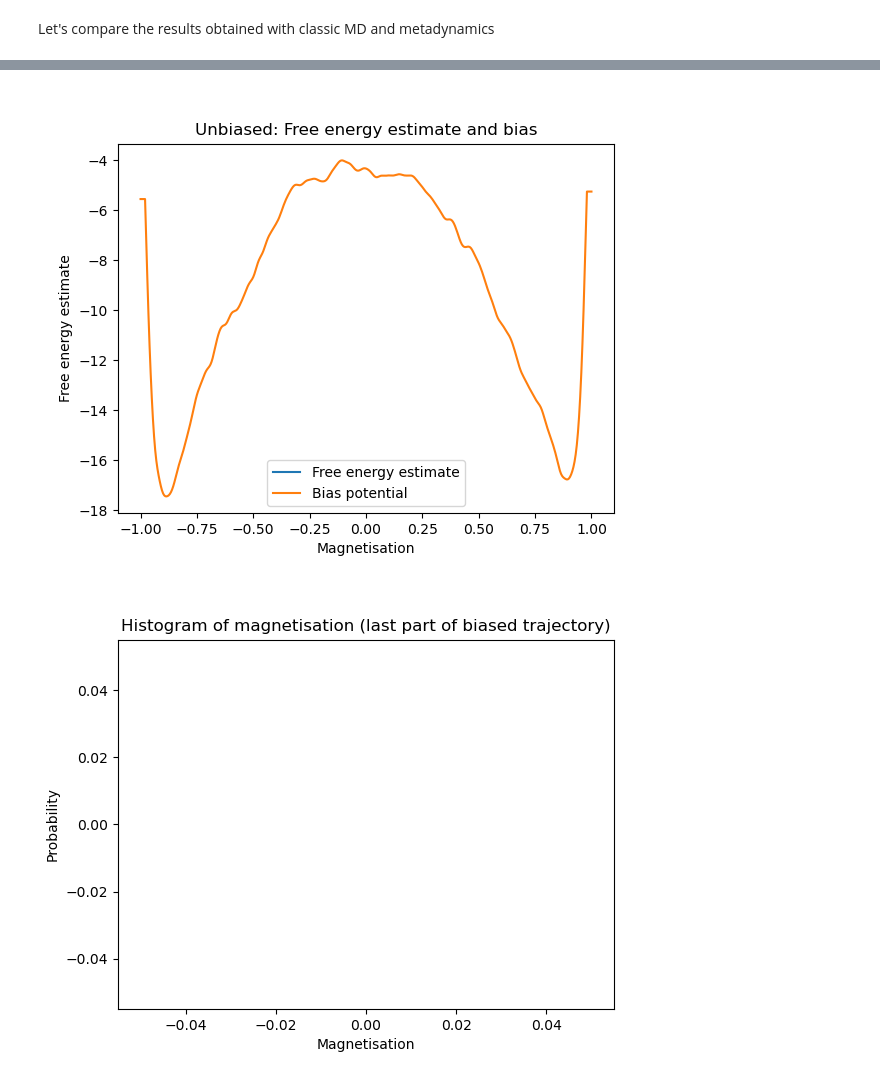
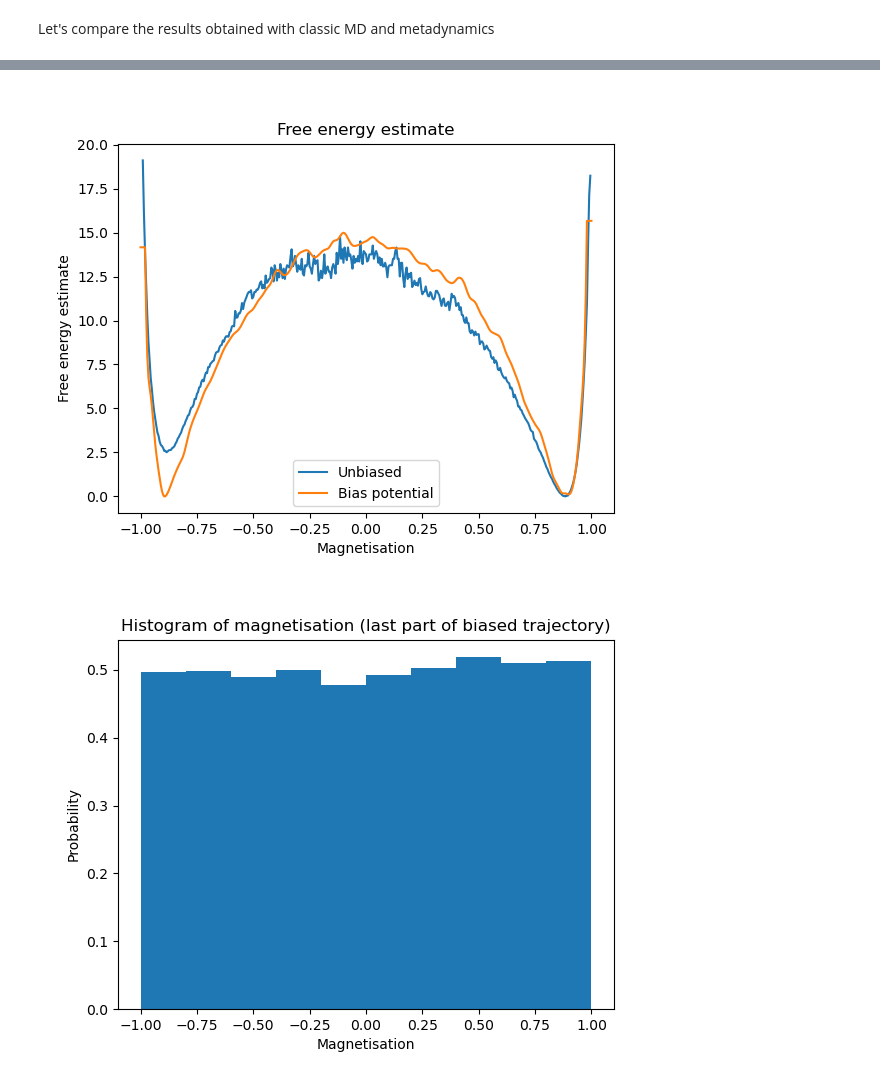
Before and after one commit to giusSacco/StatMech, a Jupyter notebook: Enhanched_sampling/Metadynamics.ipynb, the cells around one changed output, grey strips where cells are left out. Cells and saved outputs as stored; diff of their text form; code cells hidden in the pictures.

```diff
--- a/Enhanched_sampling/Metadynamics.ipynb
+++ b/Enhanched_sampling/Metadynamics.ipynb
@@ -239,13 +239,21 @@ bias = np.loadtxt('bias.txt')
 # %%
+# Plot the free energy from the unbiased simulation
+plt.close()
 plt.figure()
-plt.title('Unbiased: Free energy estimate and bias')
+plt.title('Free energy estimate')
 plt.xlabel('Magnetisation')
 plt.ylabel('Free energy estimate')
-plt.plot(bin_centers, free_energy, label = 'Free energy estimate')
+hist, bin_edges = np.histogram(M_time_series_unbiased, bins = bin_edges_of_M_domain, density = True)
+bin_centers = (bin_edges[1:] + bin_edges[:-1])/2
+# Assert that bin_centers are the same as M_domain
+assert np.allclose(bin_centers, M_domain)
+free_energy_estimate = -kbT*np.log(hist)
+plt.plot(M_domain, free_energy_estimate- np.min(free_energy_estimate), label = 'Unbiased')
+
 # Plot bias
-plt.plot(M_domain, -bias, label = 'Bias potential')
+plt.plot(M_domain, -bias+np.max(bias), label = 'Bias potential')
 plt.legend()
 
 plt.show()
 # %% [output]
-[figure, old version]
+[figure, new version]
@@ -254,13 +260,14 @@ M_time_series = np.loadtxt('M_time_series.txt')
 # %%
 # Let's see the histrogram of the last part of biased trajectory, we expect it to be approximately flat
 plt.figure()
 plt.title('Histogram of magnetisation (last part of biased trajectory)')
 plt.xlabel('Magnetisation')
 plt.ylabel('Probability')
-plt.hist(M_time_series[:-int(2e4)], bins=100, density=True)
+# Plot the histogram of the last part of the biased trajectory (we consider only the last 200000*100 steps)
+plt.hist(M_time_series[int(2e4):], density=True)
 plt.show()
 # %% [output]
-[figure, old version]
+[figure, new version]
 # %%
 # Let's look at the trajectories of the magnetisation
 plt.figure()
```
Also changed, not shown: parts of 13 cells of this notebook.
